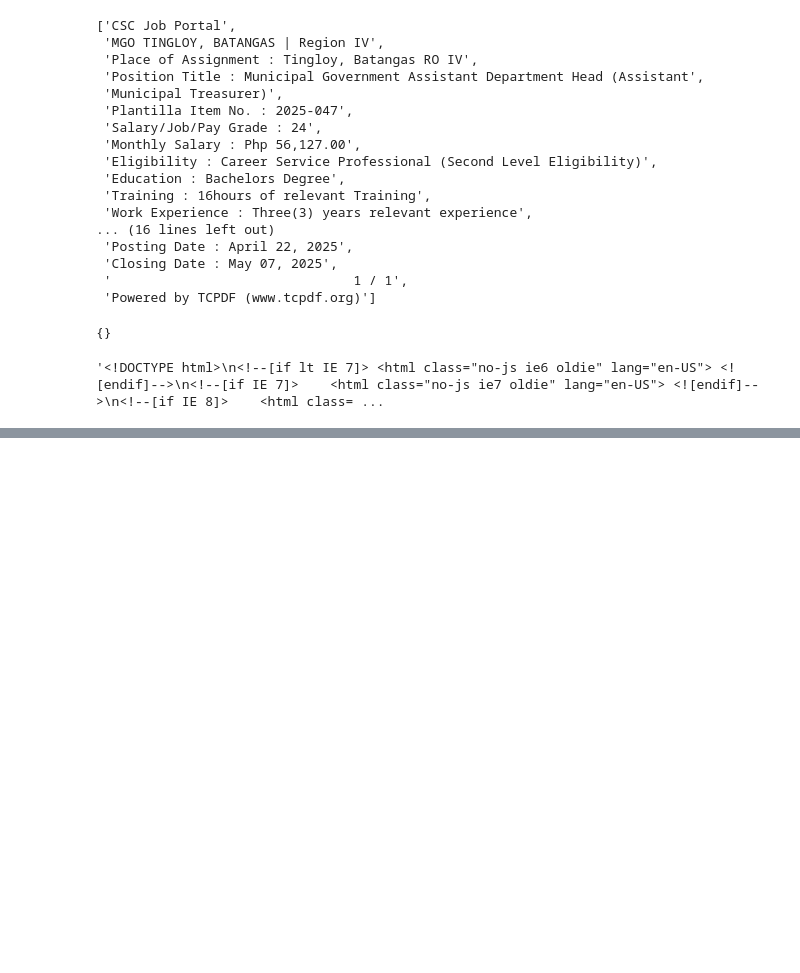
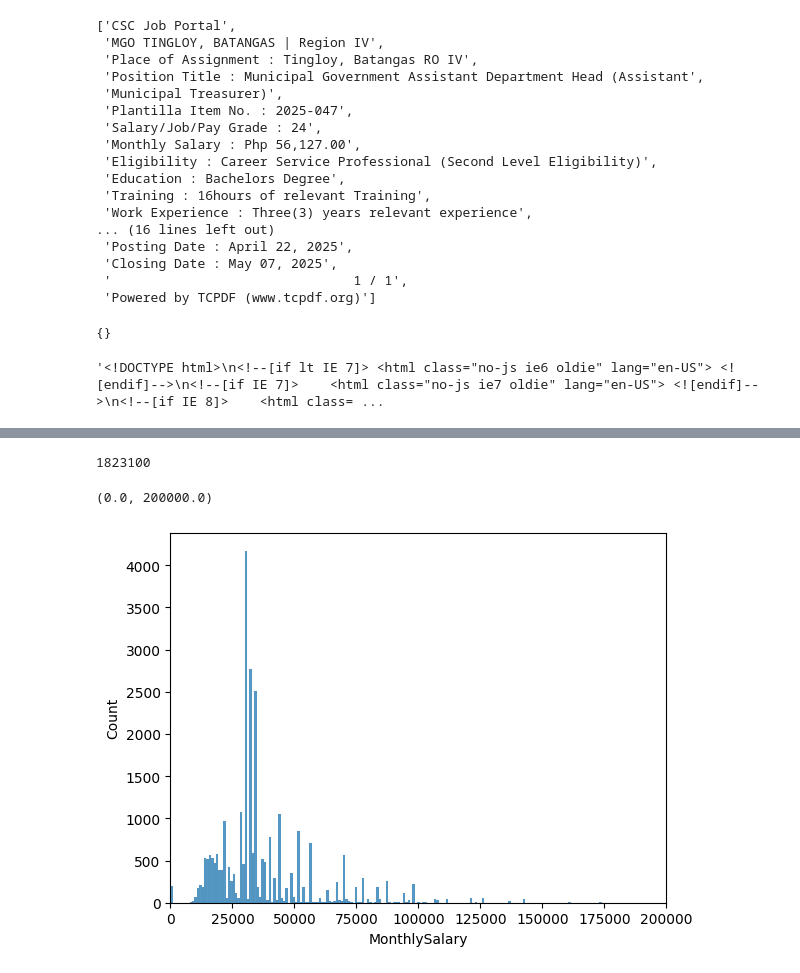
Before and after one commit to iragca/ml-final-project, a Jupyter notebook: notebooks/1.0-iragca-csc.ipynb, the cells around one changed output, grey strips where cells are left out. Saved outputs shown, nothing was run; the diff lists cells and outputs as text; code cells hidden in the pictures; blank space fills up the shorter version.

```diff
--- a/notebooks/1.0-iragca-csc.ipynb
+++ b/notebooks/1.0-iragca-csc.ipynb
@@ -249,0 +279,10 @@ requests.get(f"https://csc.gov.ph/career/job/{jobId}/").text
+# %%
+dbPath = (
+    PROCESSED_DATA_DIR
+    / "CivilServiceCommission"
+    / "civilservicecommission_pdfs.duckdb"
+)
+
+db = duckdb.connect(dbPath, read_only=True)
+# %%
+pdfs = db.sql("SELECT * FROM civilservicecommission_pdfs").pl()
@@ -249,0 +338,14 @@ requests.get(f"https://csc.gov.ph/career/job/{jobId}/").text
+# %%
+pdfs["MonthlySalary"].max()
+# %% [output]
+1823100
+# %%
+import seaborn as sns
+import matplotlib.pyplot as plt
+
+
+sns.histplot(data=pdfs, x="MonthlySalary")
+plt.xlim(0, 200000)
+# %% [output]
+(0.0, 200000.0)
+[figure, added]
```
Also changed, not shown: parts of 18 cells of this notebook, 1 other file.
